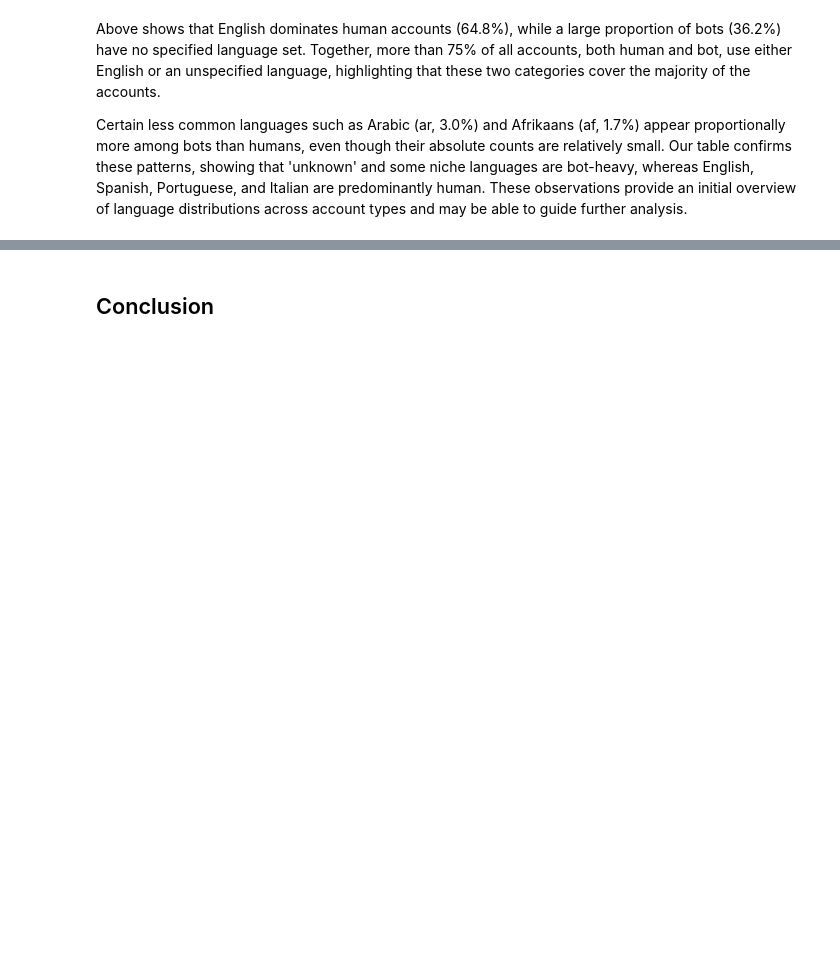
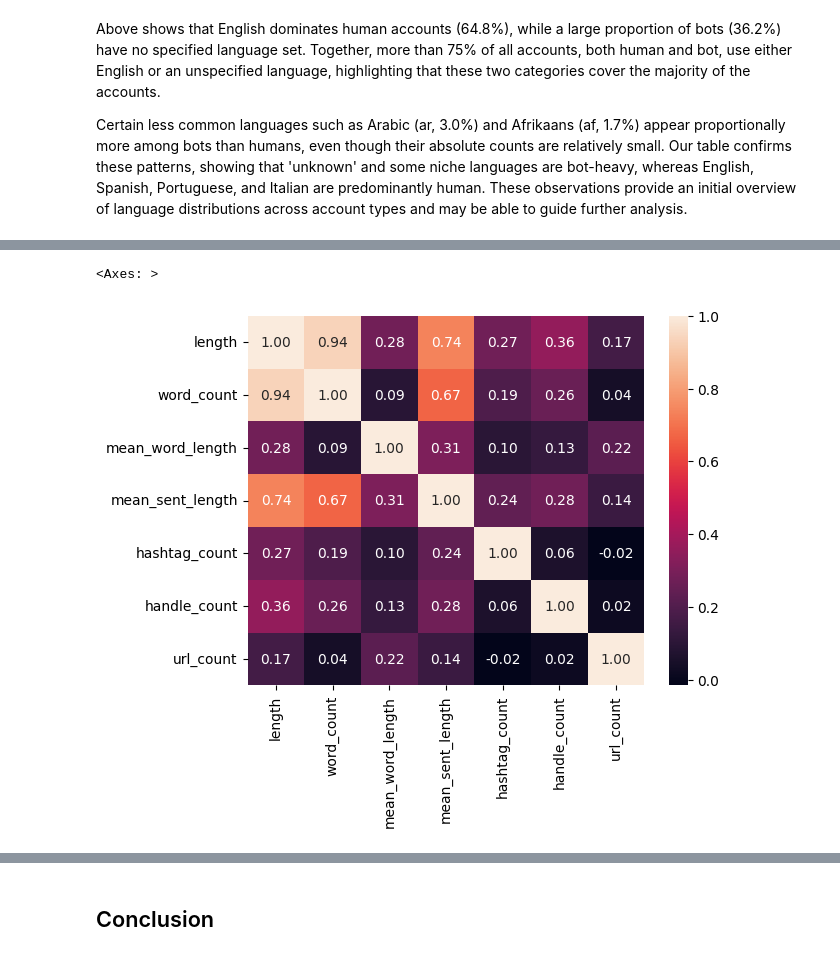
Before and after one commit to celneo7/DSA4263-Project-Twitter-Bots, a Jupyter notebook: notebooks/data_exploration.ipynb, the cells around one changed output, grey strips where cells are left out. Drawn from its saved outputs; the diff is of its cells as text; code cells hidden in the pictures; blank space fills up the shorter version.

```diff
--- a/notebooks/data_exploration.ipynb
+++ b/notebooks/data_exploration.ipynb
@@ -572,0 +687,5 @@ Certain less common languages such as Arabic (ar, 3.0%) and Afrikaans (af, 1.7%)
+# %%
+sns.heatmap(df[features].corr(), annot=True, fmt=".2f")
+# %% [output]
+<Axes: >
+[figure, added]
```
Also changed, not shown: parts of 19 cells of this notebook.
